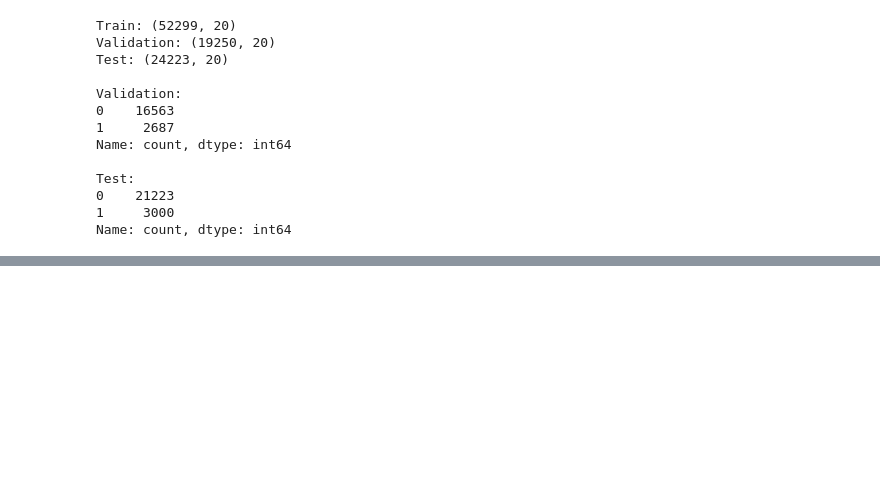
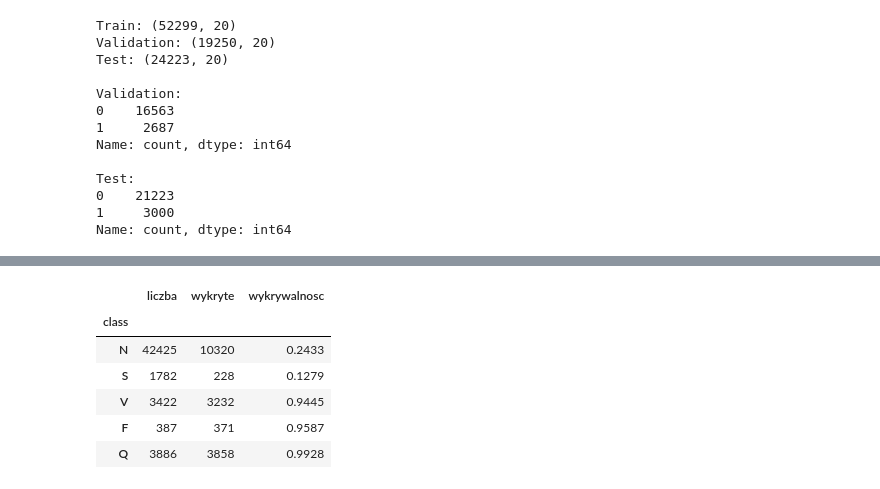
Before and after one commit to spoiler48/ecg-anomalies, a Jupyter notebook: notebooks/07_ocsvm.ipynb, the cells around one changed output, grey strips where cells are left out. Drawn from its saved outputs; the diff is of its cells as text; code cells hidden in the pictures; blank space fills up the shorter version.

```diff
--- a/notebooks/07_ocsvm.ipynb
+++ b/notebooks/07_ocsvm.ipynb
@@ -214,18 +288,26 @@ test_anomaly_scores = -best_model.decision_function(X_test)
 # %%
-def evaluate_model(y_true, y_pred, anomaly_scores):
+class_results = ds2_df[['class', 'record_id']].copy()
 
-    tn, fp, fn, tp = confusion_matrix(
-        y_true, y_pred, labels=[0, 1]
-    ).ravel()
+class_results['predicted_anomaly'] = y_pred
 
-    return {
-        'precision': precision_score(y_true, y_pred, zero_division=0),
-        'recall': recall_score(y_true, y_pred, zero_division=0),
-        'f1': f1_score(y_true, y_pred, zero_division=0),
-        'specificity': tn / (tn + fp),
-        'roc_auc': roc_auc_score(y_true, anomaly_scores),
-        'average_precision': average_precision_score(
-            y_true, anomaly_scores
-        )
-    }
+detection_by_class = (
+    class_results
+    .groupby('class')['predicted_anomaly']
+    .agg(
+        liczba='size',
+        wykryte='sum',
+        wykrywalnosc='mean'
+    )
+    .reindex(['N', 'S', 'V', 'F', 'Q'])
+)
+
+display(detection_by_class.round(4))
+# %% [output]
+|  | liczba | wykryte | wykrywalnosc |
+| class |  |  |  |
+| N | 42425 | 10320 | 0.2433 |
+| S | 1782 | 228 | 0.1279 |
+| V | 3422 | 3232 | 0.9445 |
+| F | 387 | 371 | 0.9587 |
+| Q | 3886 | 3858 | 0.9928 |
 # %%
```
Also changed, not shown: parts of 22 cells of this notebook, 3 other files.
